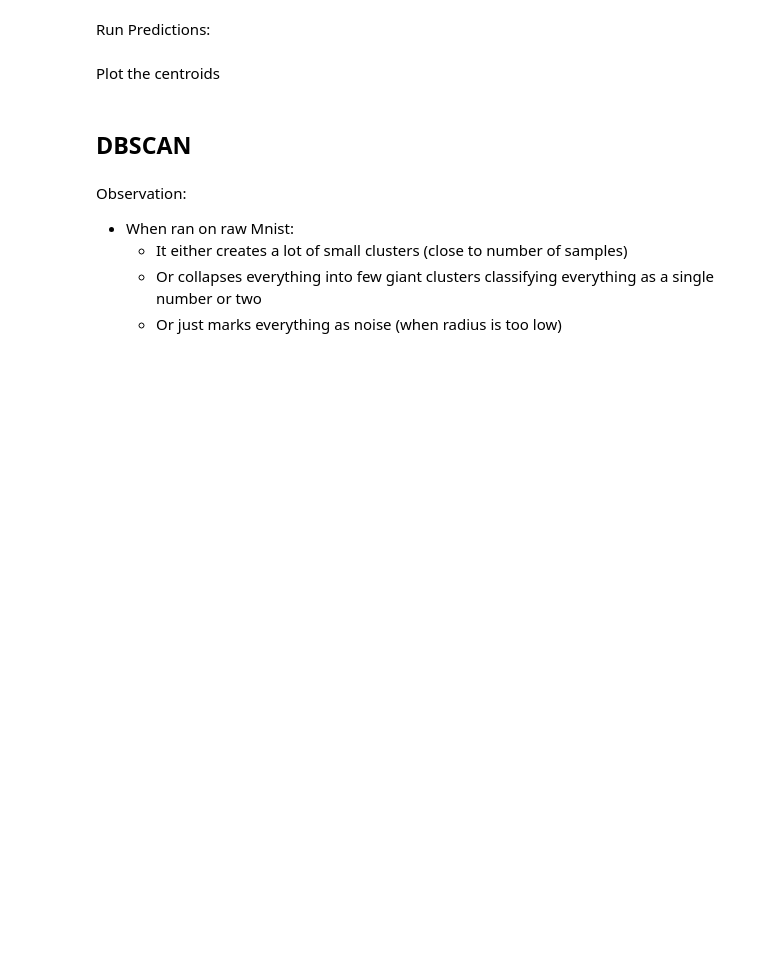
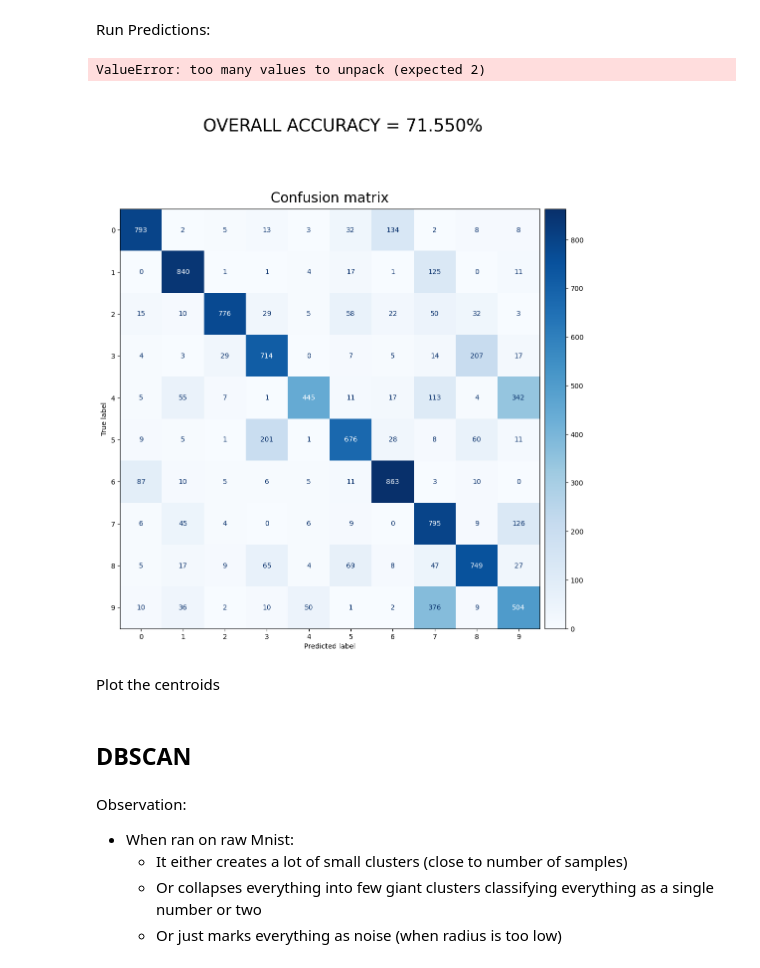
Before and after one commit to ShrikeBin/Uni4, a Jupyter notebook: AI/list4/IMPLEMENTATION/MNISTALGS.ipynb, the cells around one changed output. Drawn from its saved outputs; the diff is of its cells as text; code cells hidden in the pictures; blank space fills up the shorter version.

```diff
--- a/AI/list4/IMPLEMENTATION/MNISTALGS.ipynb
+++ b/AI/list4/IMPLEMENTATION/MNISTALGS.ipynb
@@ -95,9 +145,12 @@ Run Predictions:
 # %%
 mapping = get_labels(my_kmeans.labels, train_labels)
 test_clusters = my_kmeans.predict(test_data)
 y_pred = np.array([mapping[c] for c in test_clusters])
 y_true = test_labels
-fig, ax = make_confusion_matrix(y_true, y_pred)
+fig, _, ax = make_confusion_matrix(y_true, y_pred)
+# %% [output]
+ValueError: too many values to unpack (expected 2)
+[figure, added]
 # %% [markdown]
 Plot the centroids
 # %%
```
Also changed, not shown: parts of 7 cells of this notebook.
